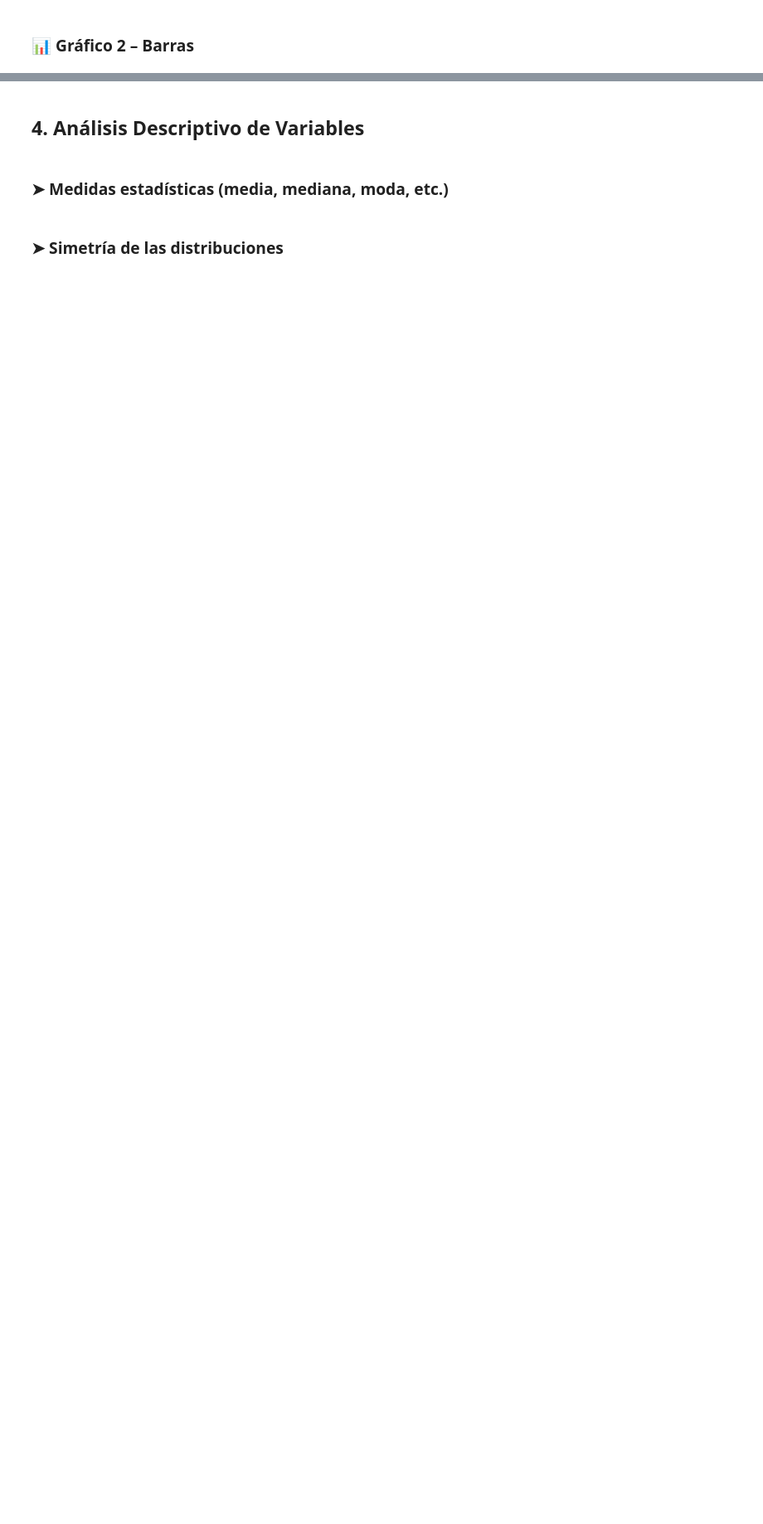
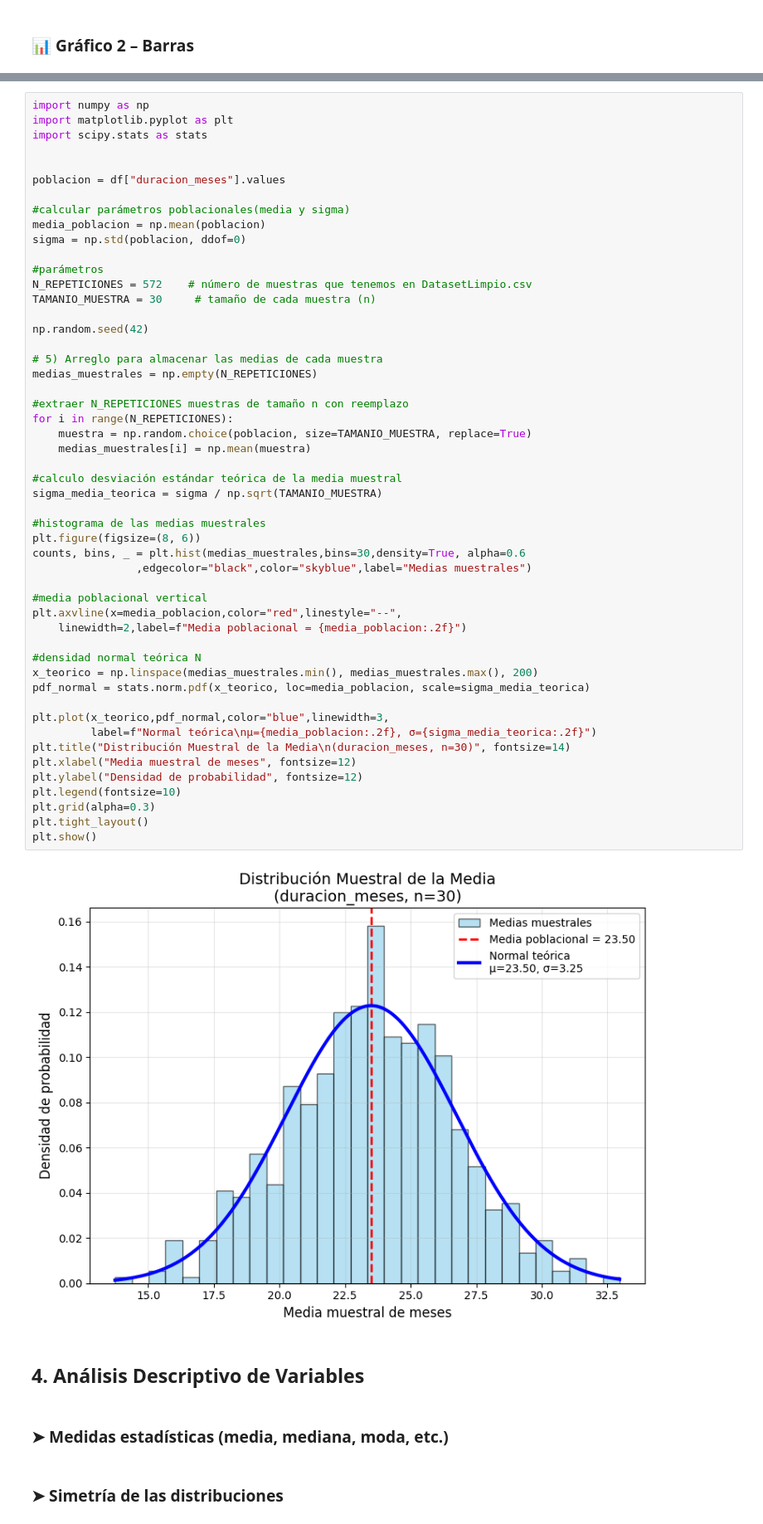
Before and after one commit to Nico0626/Analista-de-datos, a Jupyter notebook: Documentacion/limpieza.ipynb, the cells around one changed output, grey strips where cells are left out. Shown: that part at 83% size. Cells and saved outputs as stored; diff of their text form; blank space fills up the shorter version.

```diff
--- a/Documentacion/limpieza.ipynb
+++ b/Documentacion/limpieza.ipynb
@@ -1001,3 +1174,56 @@ DatasetLimpio.csv actualizado
+# %%
+import numpy as np
+import matplotlib.pyplot as plt
+import scipy.stats as stats
+
+
+poblacion = df["duracion_meses"].values
+
+#calcular parámetros poblacionales(media y sigma)
+media_poblacion = np.mean(poblacion)
+sigma = np.std(poblacion, ddof=0)
+
+#parámetros
+N_REPETICIONES = 572    # número de muestras que tenemos en DatasetLimpio.csv
+TAMANIO_MUESTRA = 30     # tamaño de cada muestra (n)
+
+np.random.seed(42)
+
+# 5) Arreglo para almacenar las medias de cada muestra
+medias_muestrales = np.empty(N_REPETICIONES)
+
+#extraer N_REPETICIONES muestras de tamaño n con reemplazo
+for i in range(N_REPETICIONES):
+    muestra = np.random.choice(poblacion, size=TAMANIO_MUESTRA, replace=True)
+    medias_muestrales[i] = np.mean(muestra)
+
+#calculo desviación estándar teórica de la media muestral
+sigma_media_teorica = sigma / np.sqrt(TAMANIO_MUESTRA)
+
+#histograma de las medias muestrales
+plt.figure(figsize=(8, 6))
+counts, bins, _ = plt.hist(medias_muestrales,bins=30,density=True, alpha=0.6
+                ,edgecolor="black",color="skyblue",label="Medias muestrales")
+
+#media poblacional vertical
+plt.axvline(x=media_poblacion,color="red",linestyle="--",
+    linewidth=2,label=f"Media poblacional = {media_poblacion:.2f}")
+
+#densidad normal teórica N
+x_teorico = np.linspace(medias_muestrales.min(), medias_muestrales.max(), 200)
+pdf_normal = stats.norm.pdf(x_teorico, loc=media_poblacion, scale=sigma_media_teorica)
+
+plt.plot(x_teorico,pdf_normal,color="blue",linewidth=3,
+         label=f"Normal teórica\nμ={media_poblacion:.2f}, σ={sigma_media_teorica:.2f}")
+plt.title("Distribución Muestral de la Media\n(duracion_meses, n=30)", fontsize=14)
+plt.xlabel("Media muestral de meses", fontsize=12)
+plt.ylabel("Densidad de probabilidad", fontsize=12)
+plt.legend(fontsize=10)
+plt.grid(alpha=0.3)
+plt.tight_layout()
+plt.show()
+# %% [output]
+[figure, added]
 # %% [markdown]
 ## 4. Análisis Descriptivo de Variables
 # %% [markdown]
```
Also changed, not shown: parts of 23 cells of this notebook.
